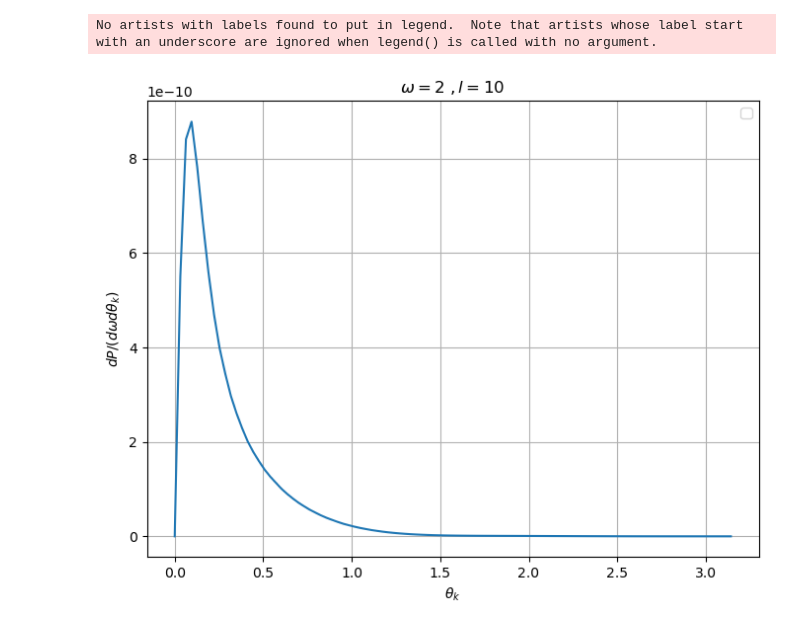
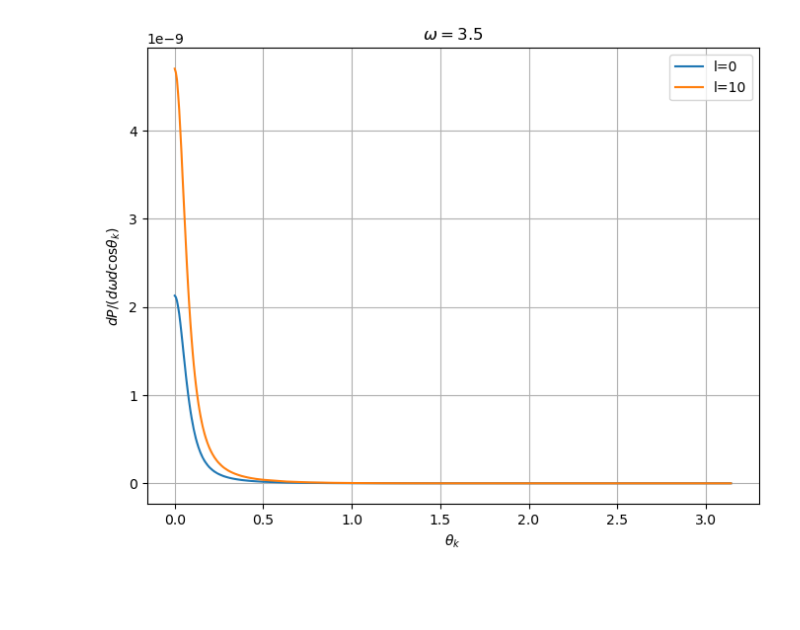
Before and after one commit to stiliglink/issue2, a Jupyter notebook: Brems_LG.ipynb, the cells around one changed output. Drawn from its saved outputs; the diff is of its cells as text; code cells hidden in the pictures; blank space fills up the shorter version.

```diff
--- a/Brems_LG.ipynb
+++ b/Brems_LG.ipynb
@@ -345,25 +399,27 @@ plt.show()
 # %%
 # 关于theta_k的能谱图
 import numpy as np
 import matplotlib.pyplot as plt
 
 # 1. 读取 .npz 文件
-data = np.load('res_0224_160434.npz')
+data = np.load('rtk_0226_091312.npz')
 
 # 2. 提取数据
 theta_k_vals = data['theta_k_vals']
 P_vals = data['results']
-
+data2 = np.load('rtk_0226_113002.npz')
+theta_k_vals2 = data2['theta_k_vals']
+P_vals2 = data2['results']
 # 创建图形
 fig = plt.figure(figsize=(8, 6))
 # 3. 绘制图表
-plt.plot(theta_k_vals, P_vals)
+plt.plot(theta_k_vals, P_vals, label='l=0')
+plt.plot(theta_k_vals2, P_vals2, label='l=10')
 plt.xlabel(r'$\theta_k$ ')
-plt.ylabel(r'$dP/(d\omega d\theta_k)$')
-plt.title(r'$\omega=2\ ,l=10$')
+plt.ylabel(r'$dP/(d\omega d\text{cos}\theta_k)$')
+plt.title(r'$\omega=3.5$')
 plt.legend()
 plt.grid(True)
 plt.show()
 # %% [output]
-No artists with labels found to put in legend.  Note that artists whose label start with an underscore are ignored when legend() is called with no argument.
-[figure, old version]
+[figure, new version]
```
Also changed, not shown: parts of 5 cells of this notebook, 23 other files.
